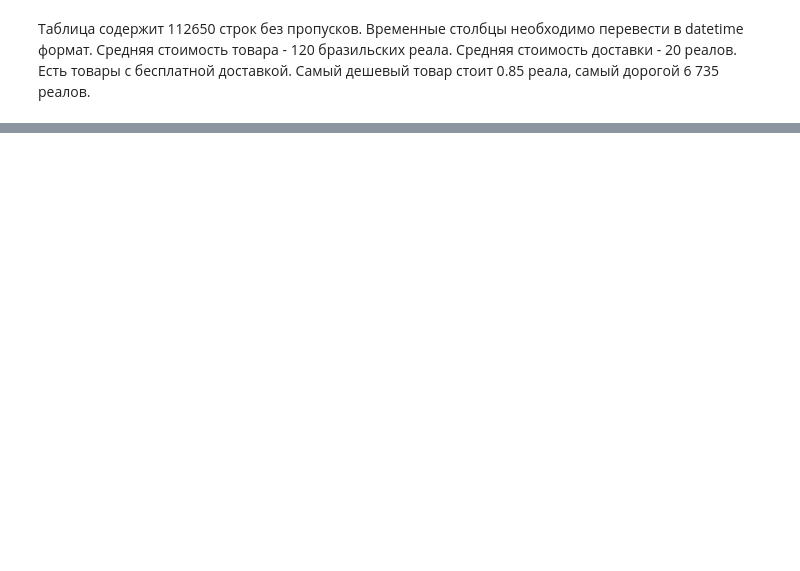
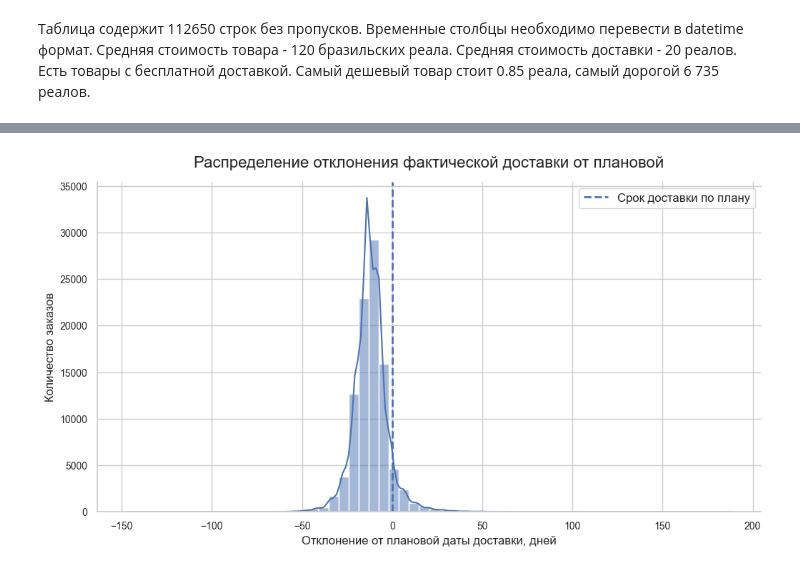
Before and after one commit to Malentaaa/product-analytics-project, a Jupyter notebook: project.ipynb, the cells around one changed output, grey strips where cells are left out. Cells and saved outputs as stored; diff of their text form; code cells hidden in the pictures; blank space fills up the shorter version.

```diff
--- a/project.ipynb
+++ b/project.ipynb
@@ -258,0 +384,31 @@ memory usage: 4.0+ MB
+# %%
+orders['delivery_delay'] = (
+    orders['order_delivered_customer_date']
+    - orders['order_estimated_delivery_date']
+).dt.days
+
+plt.figure(figsize=(12, 6))
+
+sns.histplot(
+    data=orders,
+    x='delivery_delay',
+    bins=60,
+    kde=True
+)
+
+plt.axvline(
+    0,
+    linestyle='--',
+    linewidth=2,
+    label='Срок доставки по плану'
+)
+
+plt.title('Распределение отклонения фактической доставки от плановой', pad=15)
+plt.xlabel('Отклонение от плановой даты доставки, дней')
+plt.ylabel('Количество заказов')
+
+plt.legend()
+sns.despine()
+plt.show()
+# %% [output]
+[figure, added]
```
Also changed, not shown: parts of 15 cells of this notebook.
